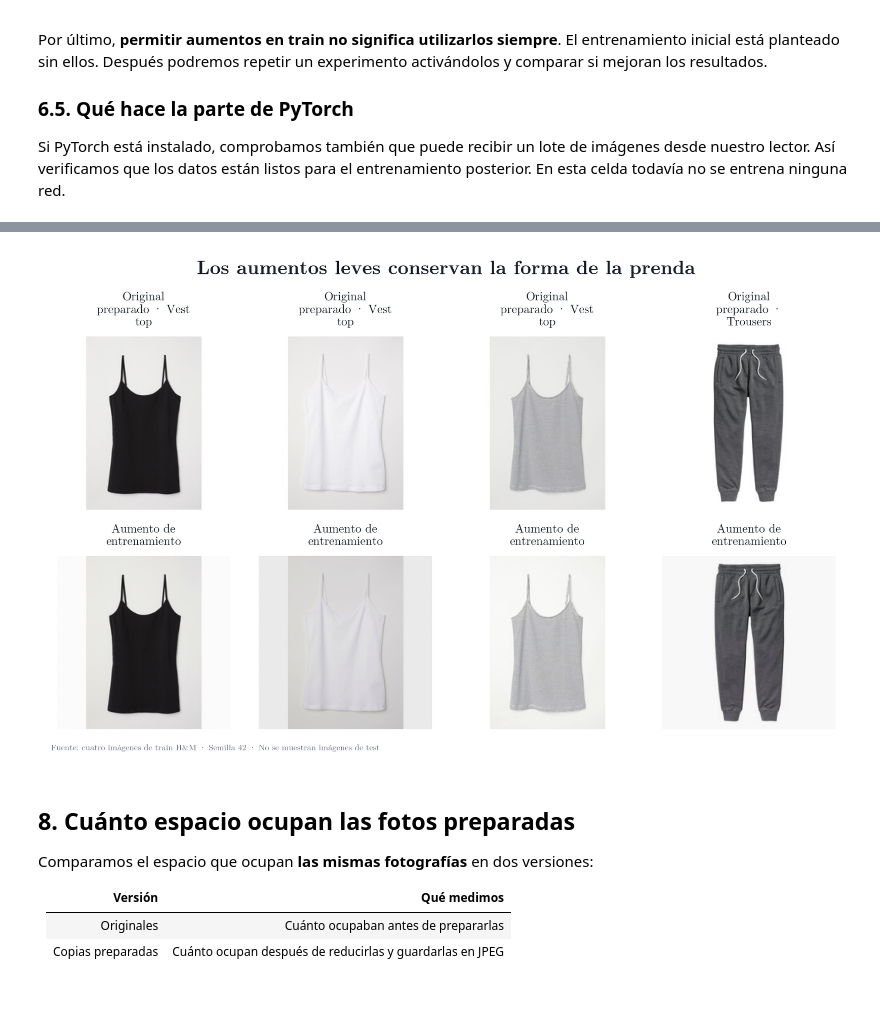
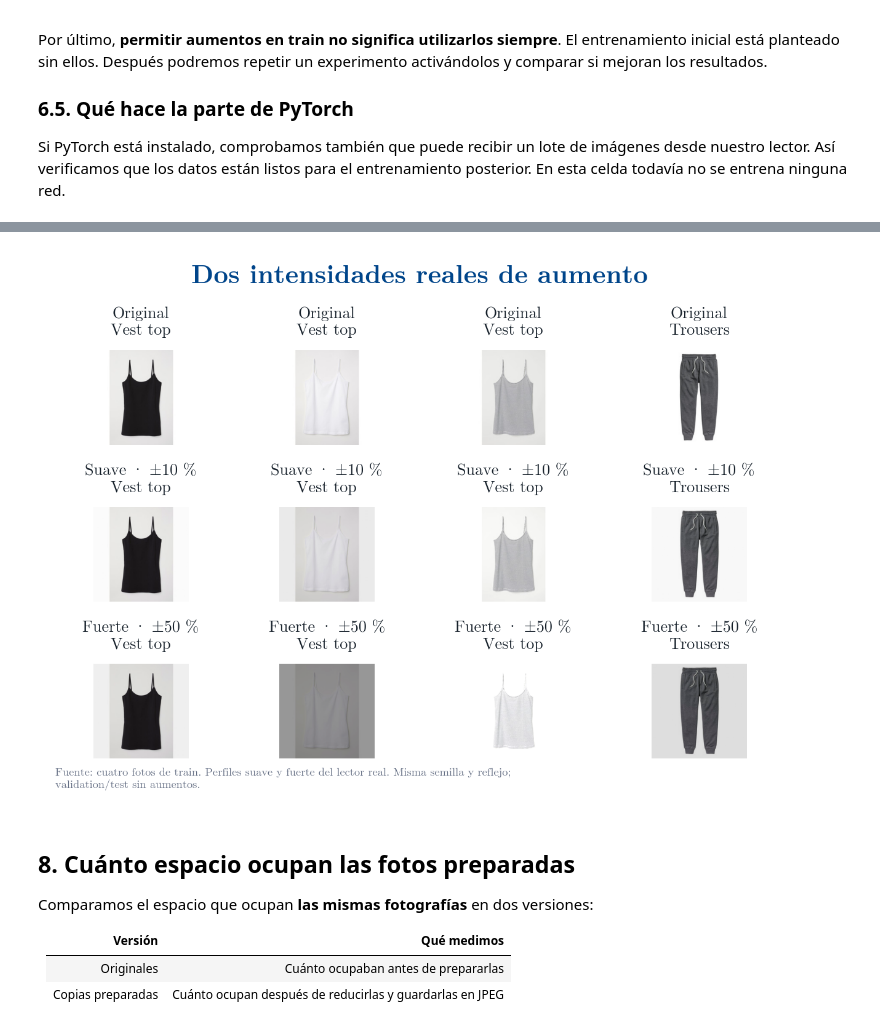
Before and after one commit to ML-ENI/fashion-vision-dl, a Jupyter notebook: notebooks/02_data_preparation.ipynb, the cells around one changed output, grey strips where cells are left out. Drawn from its saved outputs; the diff is of its cells as text; code cells hidden in the pictures; blank space fills up the shorter version.

Commit message:
Publish validated notebook 02 with reviewed framing filter and reusable data

```diff
--- a/notebooks/02_data_preparation.ipynb
+++ b/notebooks/02_data_preparation.ipynb
@@ -424,8 +409,9 @@ import base64
 from html import escape
 from IPython.display import HTML
 for split in ['train', 'validation', 'test']:
-    for status, title in [('auto_exclude_detail', 'Descartes automáticos'), ('auto_uncertain', 'Dudas conservadas')]:
-        candidates = manifest.loc[manifest.assigned_split.eq(split) & manifest.visual_review.eq(status)]
+    for status, title in [('auto_keep', 'Vistas generales conservadas'), ('auto_uncertain', 'Dudas conservadas'), ('auto_exclude_detail', 'Detalles excluidos'), ('geometric_partial_frame', 'Encuadres parciales por bordes')]:
+        mask = manifest.reason.eq(status) if status == 'geometric_partial_frame' else manifest.visual_review.eq(status)
+        candidates = manifest.loc[manifest.assigned_split.eq(split) & mask & (manifest.split.eq(split) if status in ['auto_keep','auto_uncertain'] else manifest.split.eq('excluded'))]
         sample = candidates.sample(n=min(6, len(candidates)), random_state=SEED)
         cards = []
         for row in sample.itertuples():
@@ -437,7 +423,7 @@ for split in ['train', 'validation', 'test']:
         display(HTML(f'<details{opened} style="max-width:760px;background:white;color:#17212B;border-top:3px solid #F18D01;padding:10px;margin:12px 0">'
                      f'<summary style="color:#00458A">{split} · {title} · {len(sample)} de {len(candidates)} fotos</summary>'
                      '<div style="display:flex;flex-wrap:wrap;gap:12px;margin-top:10px">'+''.join(cards)+'</div></details>'))
-display(Markdown('Las correcciones se registran como `keep` o `exclude_detail` en el CSV manual con el ID, hash del original y motivo. La corrección manual prevalece en la siguiente preparación; no es necesario repetir la inferencia con la misma configuración.'))
+display(Markdown('Las correcciones se registran como `keep` o `exclude_detail` en el CSV manual con el ID, hash del original y motivo. Las correcciones manuales prevalecen sobre CLIP; Baby/Children permanece excluido; no es necesario repetir la inferencia con la misma configuración.'))
 # %% [output]
 [interactive output not drawn]
 [interactive output not drawn]
@@ -706,20 +742,38 @@ Como ya hemos dicho antes, estos cambios solo se permiten durante el entrenamien
 # %%
-fig, axes = plt.subplots(2, 4, figsize=(16, 10))
+# Esta celda recarga el lector y crea las tres opciones: no repite preparación ni CLIP.
+import importlib
+import local_dataset as dataset_module
+importlib.reload(dataset_module)
+from io import BytesIO
+from IPython.display import Image as DisplayImage
+LocalImageDataset = dataset_module.LocalImageDataset
+train_plain = LocalImageDataset('train', augment=False, normalize=False, seed=SEED)
+train_aug_suave = LocalImageDataset('train', augment=True, normalize=False, seed=SEED,
+                                  augmentation_profile='suave')
+train_aug_fuerte = LocalImageDataset('train', augment=True, normalize=False, seed=SEED,
+                                   augmentation_profile='fuerte')
+fig, axes = plt.subplots(3, 4, figsize=(11, 8))
 for j in range(4):
     original, label = train_plain[j]
-    augmented, same_label = train_aug[j]
-    assert label == same_label
-    axes[0, j].imshow(original.transpose(1, 2, 0))
-    axes[1, j].imshow(augmented.transpose(1, 2, 0))
+    mild, mild_label = train_aug_suave[j]
+    strong, strong_label = train_aug_fuerte[j]
+    assert label == mild_label == strong_label
     name = train_plain.rows.iloc[j].label
-    axes[0, j].set_title(f'Original preparado · {name}', fontsize=9, weight='normal')
-    axes[1, j].set_title('Aumento de entrenamiento', fontsize=9, weight='normal')
-for ax in axes.flat: ax.axis('off')
-fig.suptitle('Los aumentos leves conservan la forma de la prenda', fontsize=15, weight='bold', y=.98)
-save_figure(fig, ROOT, '02_training_augmentation', 'Fuente: cuatro imágenes de train H&M · Semilla 42 · No se muestran imágenes de test')
-plt.show()
+    for row, (image, title) in enumerate([(original,'Original'), (mild,'Suave · ±10 %'),
+                                         (strong,'Fuerte · ±50 %')]):
+        axes[row,j].imshow(np.clip(image.transpose(1,2,0),0,1))
+        axes[row,j].set_title(f'{title}\n{name}',fontsize=10,weight='normal')
+for ax in axes.flat:
+    ax.axis('off')
+fig.suptitle('Dos intensidades reales de aumento',fontsize=15,color=BLUE,weight='normal')
+save_figure(fig,ROOT,'02_training_augmentation',
+            'Fuente: cuatro fotos de train. Perfiles suave y fuerte del lector real. Misma semilla y reflejo; validation/test sin aumentos.')
+buffer=BytesIO()
+fig.savefig(buffer,format='png',dpi=110,bbox_inches='tight',facecolor='white')
+display(DisplayImage(data=buffer.getvalue(),width=760))
+plt.close(fig)
 # %% [output]
-[figure, old version]
+[figure, new version]
 # %% [markdown]
 ## 8. Cuánto espacio ocupan las fotos preparadas
 
```
Also changed, not shown: parts of 16 cells of this notebook, 37 other files.
